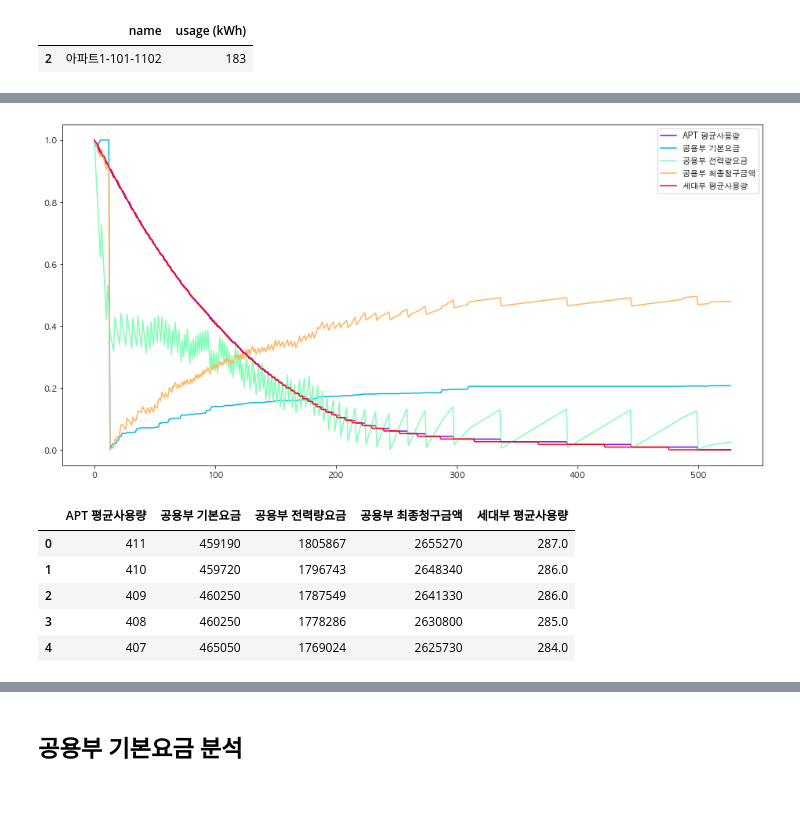
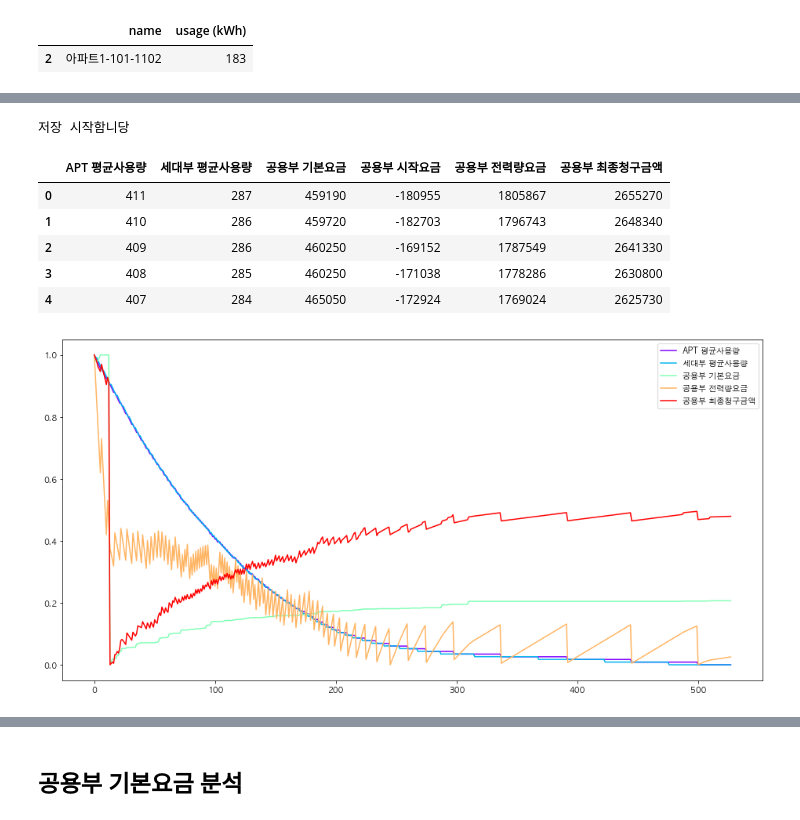
Before and after one commit to formegusto/what-is-public-fee, a Jupyter notebook: 전기를 아꼈을 때, 공동설비요금이 감소할까? (형평성의 문제에 대하여).ipynb, the cells around one changed output, grey strips where cells are left out. Drawn from its saved outputs; the diff is of its cells as text; code cells hidden in the pictures.

```diff
--- a/전기를 아꼈을 때, 공동설비요금이 감소할까? (형평성의 문제에 대하여).ipynb
+++ b/전기를 아꼈을 때, 공동설비요금이 감소할까? (형평성의 문제에 대하여).ipynb
@@ -98,5 +160,21 @@ target
+# %%
+# for loop이 종료되고나서 camera 인스턴스의 animate함수를 이용해서 이어붙인다음
+animation = cam.animate(interval=50, blit=True)
+
+print("저장 시작함니당")
+# .mp4 파일로 저장하면 끝!
+animation.save(
+    'elec rate swo geo.mp4',
+    dpi=100,
+    savefig_kwargs={
+        'pad_inches': 'tight'
+    }
+)
+# %% [output]
+저장 시작함니당
 # %%
-saving_pd = pd.DataFrame(columns=['APT 평균사용량', '공용부 기본요금', '공용부 전력량요금', '공용부 최종청구금액'])
+saving_cols = ['APT 평균사용량', "세대부 평균사용량",'공용부 기본요금', '공용부 전력량요금', '공용부 최종청구금액']
+saving_pd = pd.DataFrame(columns=['APT 평균사용량', "세대부 평균사용량",'공용부 기본요금', "공용부 시작요금",'공용부 전력량요금', '공용부 최종청구금액'])
 
 while True:
     if len(month_df[month_df['usage (kWh)'] > target_usage].index) == 0:
@@ -108,39 +186,40 @@ while True:
 
     # 예측 시뮬레이션
     pp = PublicPredictor(
         APT=APT,
         month_df=month_df,
         month=_month
     )
 
     public_bill = pp.predict['예측 요금']
 
     saving_pd = saving_pd.append({
         "APT 평균사용량": round(APT / len(month_df)),
         "세대부 평균사용량": round(households_kWh / len(month_df)),
+        "공용부 시작요금": pp.start_elec_rate,
         "공용부 기본요금": pp.basic,
         "공용부 전력량요금": pp.elec_rate,
         "공용부 최종청구금액": public_bill
     }, ignore_index=True)
 
 plt.figure(figsize=(16,8))
 
 norm_saving_pd = saving_pd.copy()
-my_palette = plt.cm.get_cmap("rainbow", len(norm_saving_pd.columns))
+my_palette = plt.cm.get_cmap("rainbow", len(saving_cols))
 
-for idx,col in enumerate(norm_saving_pd):
+for idx,col in enumerate(saving_cols):
     norm_saving_pd[col] = (norm_saving_pd[col] - norm_saving_pd[col].min()) / (norm_saving_pd[col].max() - norm_saving_pd[col].min())
     plt.plot(norm_saving_pd[col], label=col, color=my_palette(idx))
 
 plt.legend()
 plt.show()
 
 saving_pd.head()
 # %% [output]
+|  | APT 평균사용량 | 세대부 평균사용량 | 공용부 기본요금 | 공용부 시작요금 | 공용부 전력량요금 | 공용부 최종청구금액 |
+| 0 | 411 | 287 | 459190 | -180955 | 1805867 | 2655270 |
+| 1 | 410 | 286 | 459720 | -182703 | 1796743 | 2648340 |
+| 2 | 409 | 286 | 460250 | -169152 | 1787549 | 2641330 |
+| 3 | 408 | 285 | 460250 | -171038 | 1778286 | 2630800 |
+| 4 | 407 | 284 | 465050 | -172924 | 1769024 | 2625730 |
-[figure, old version]
+[figure, new version]
-|  | APT 평균사용량 | 공용부 기본요금 | 공용부 전력량요금 | 공용부 최종청구금액 | 세대부 평균사용량 |
-| 0 | 411 | 459190 | 1805867 | 2655270 | 287.0 |
-| 1 | 410 | 459720 | 1796743 | 2648340 | 286.0 |
-| 2 | 409 | 460250 | 1787549 | 2641330 | 286.0 |
-| 3 | 408 | 460250 | 1778286 | 2630800 | 285.0 |
-| 4 | 407 | 465050 | 1769024 | 2625730 | 284.0 |
```
Also changed, not shown: parts of 28 cells of this notebook, 4 other files.
